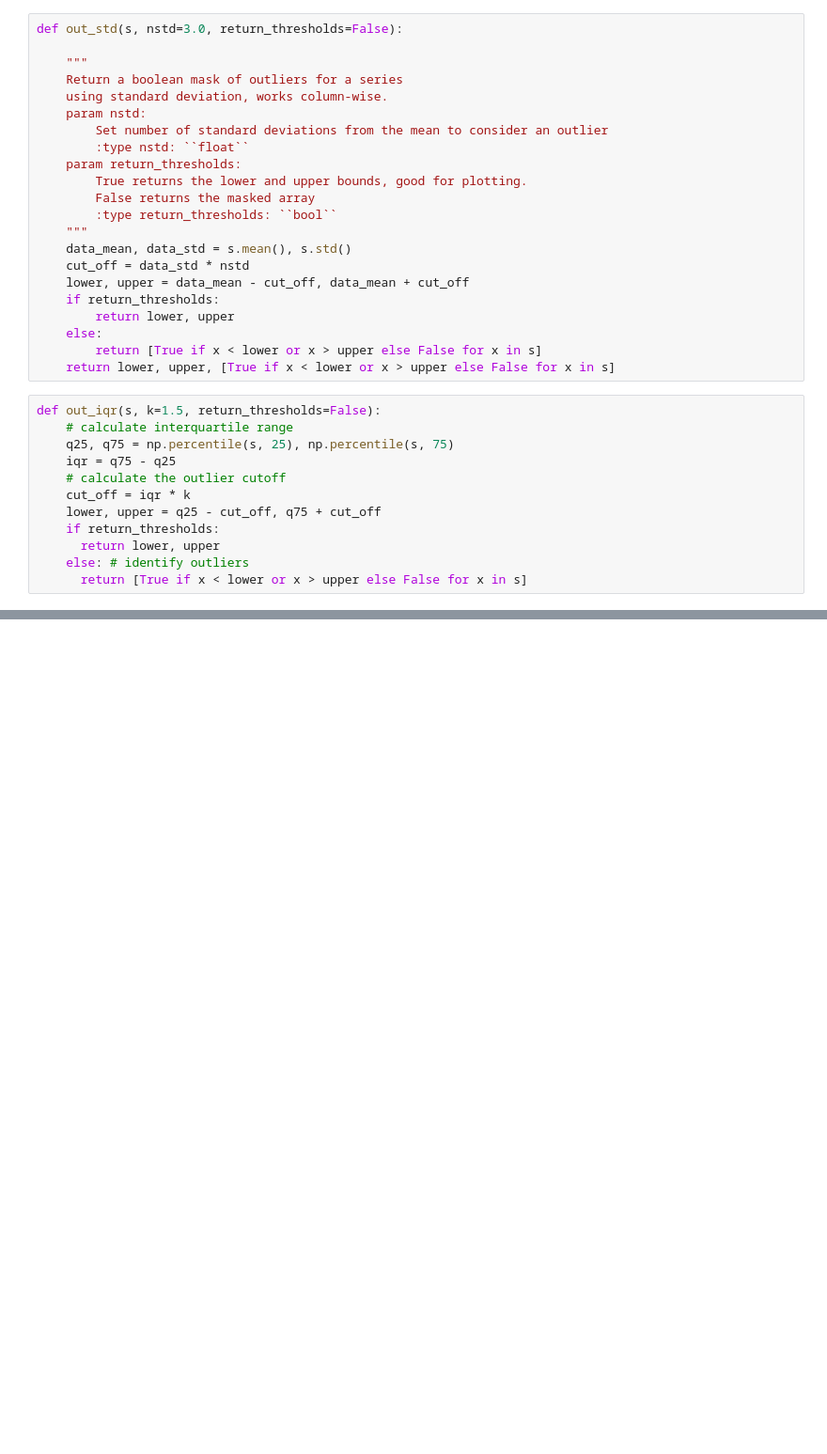
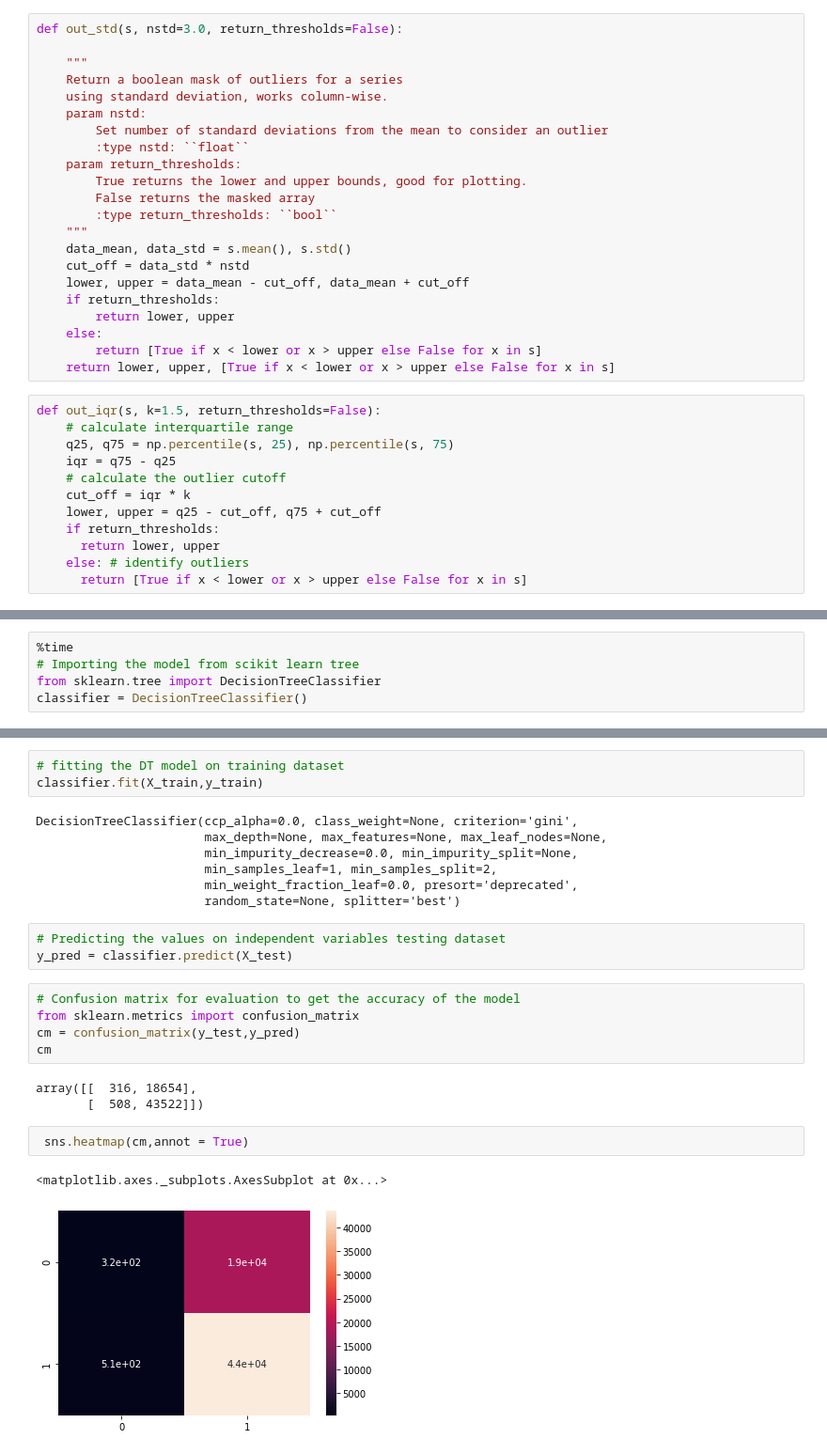
Before and after one commit to nikhil2020/Data_Science_Capstone_Project, a Jupyter notebook: DSCapstoneProject.ipynb, the cells around one changed output, grey strips where cells are left out. Shown: that part at 94% size. Cells and saved outputs as stored; diff of their text form; blank space fills up the shorter version.

```diff
--- a/DSCapstoneProject.ipynb
+++ b/DSCapstoneProject.ipynb
@@ -359,0 +484,5 @@ ValueError: ignored
+# %%
+%time
+# Importing the model from scikit learn tree
+from sklearn.tree import DecisionTreeClassifier
+classifier = DecisionTreeClassifier()
@@ -359,0 +492,26 @@ ValueError: ignored
+# %%
+# fitting the DT model on training dataset
+classifier.fit(X_train,y_train)
+# %% [output]
+DecisionTreeClassifier(ccp_alpha=0.0, class_weight=None, criterion='gini',
+                       max_depth=None, max_features=None, max_leaf_nodes=None,
+                       min_impurity_decrease=0.0, min_impurity_split=None,
+                       min_samples_leaf=1, min_samples_split=2,
+                       min_weight_fraction_leaf=0.0, presort='deprecated',
+                       random_state=None, splitter='best')
+# %%
+# Predicting the values on independent variables testing dataset
+y_pred = classifier.predict(X_test)
+# %%
+# Confusion matrix for evaluation to get the accuracy of the model
+from sklearn.metrics import confusion_matrix
+cm = confusion_matrix(y_test,y_pred)
+cm
+# %% [output]
+array([[  316, 18654],
+       [  508, 43522]])
+# %%
+ sns.heatmap(cm,annot = True)
+# %% [output]
+<matplotlib.axes._subplots.AxesSubplot at 0x...>
+[figure, added]
```
Also changed, not shown: parts of 44 cells of this notebook.
